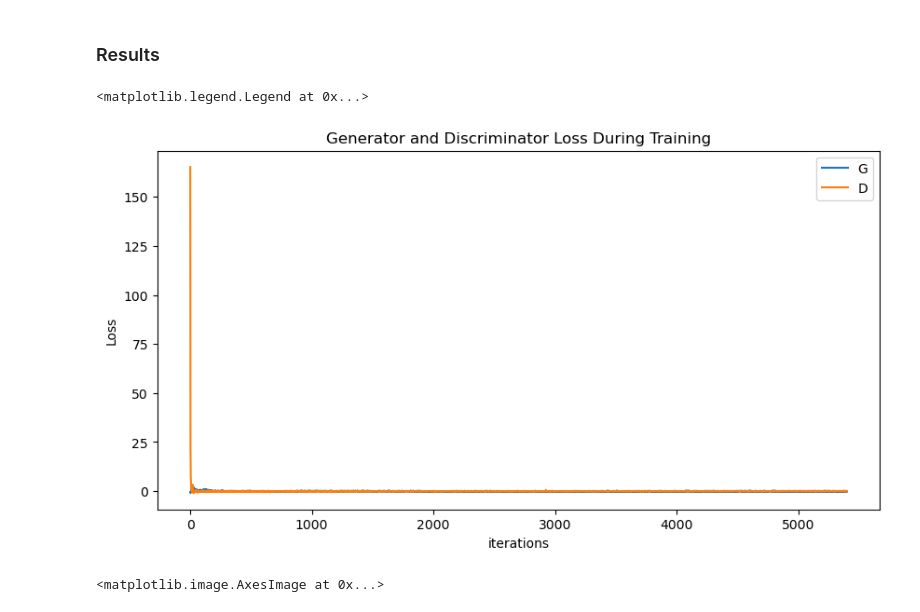
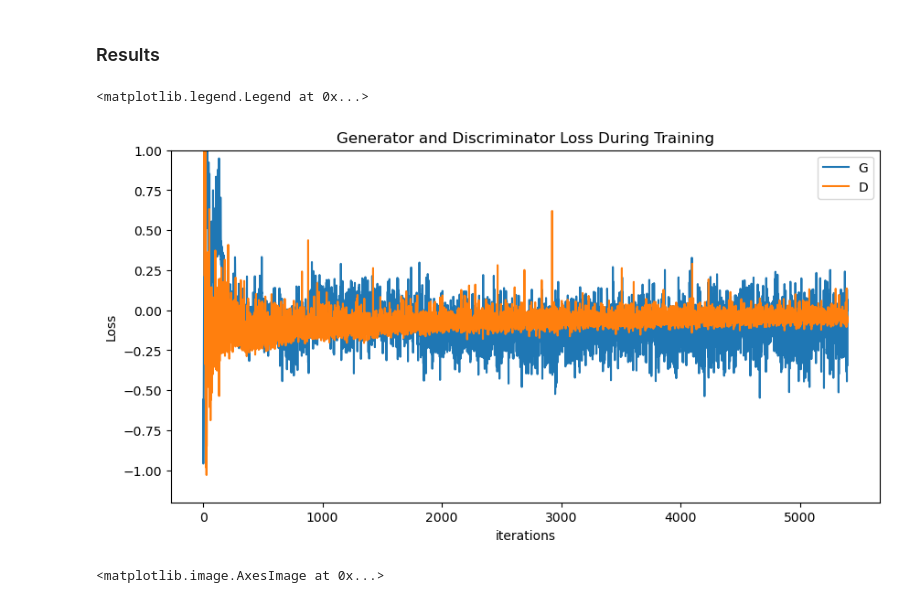
Before and after one commit to aatyanth/COGS_185_Final_Project, a Jupyter notebook: WassersteinGan_models/WGAN_GP_anime.ipynb, the cells around one changed output. Saved outputs shown, nothing was run; the diff lists cells and outputs as text; code cells hidden in the pictures.

```diff
--- a/WassersteinGan_models/WGAN_GP_anime.ipynb
+++ b/WassersteinGan_models/WGAN_GP_anime.ipynb
@@ -501,16 +501,17 @@ Epoch [11/100] Metric Scores
 # %%
 %matplotlib inline
 
 plt.figure(figsize=(10,5))
 plt.title("Generator and Discriminator Loss During Training")
 plt.plot(G_losses,label="G")
 plt.plot(D_losses,label="D")
 plt.xlabel("iterations")
 plt.ylabel("Loss")
+plt.ylim([-1.2, 1])
 plt.legend()
 # %% [output]
 <matplotlib.legend.Legend at 0x...>
-[figure, old version]
+[figure, new version]
 # %%
 %matplotlib inline
 
```
